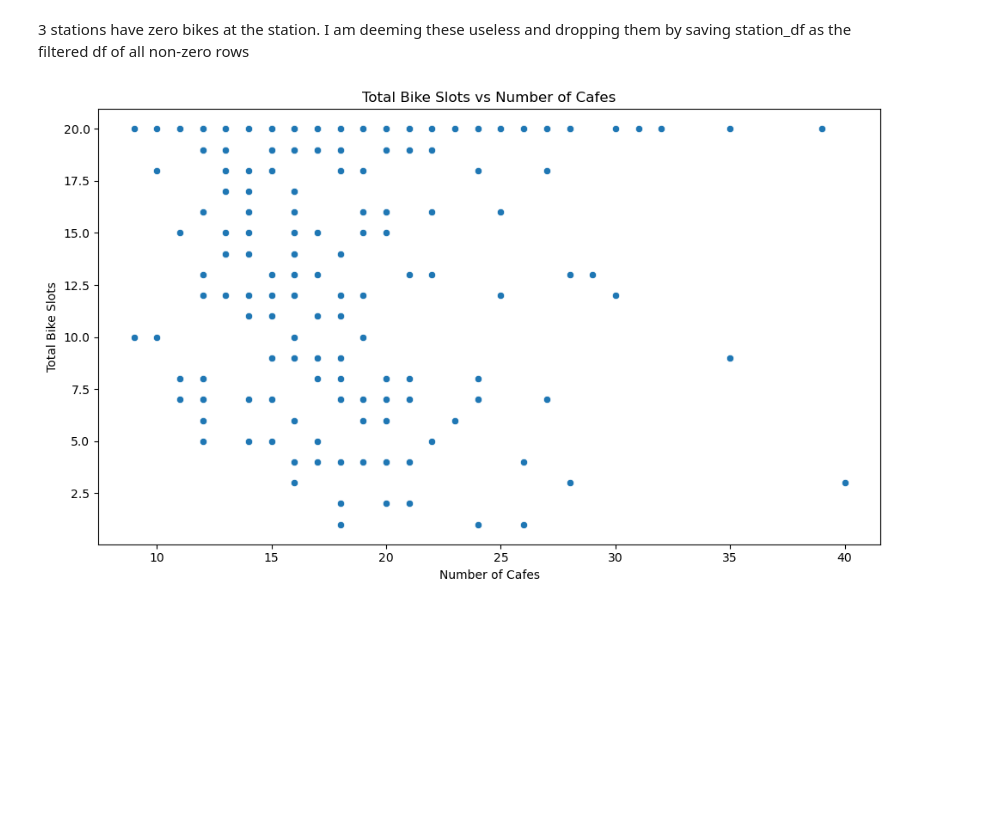
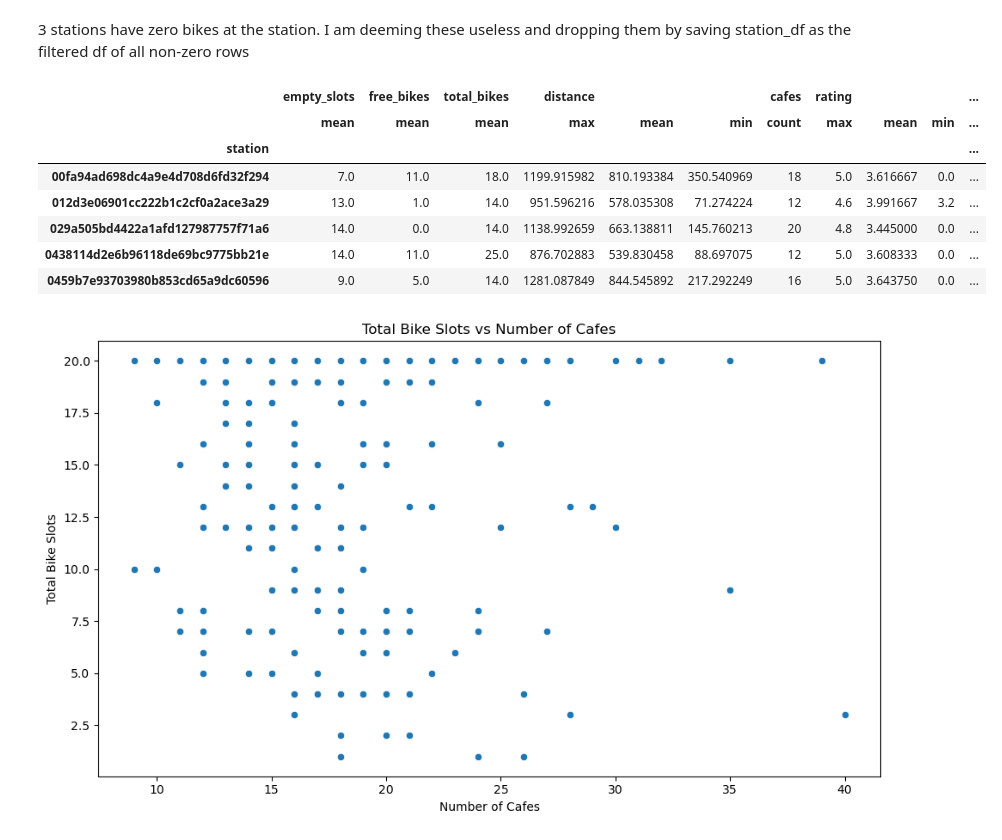
Before and after one commit to ParkerHar/Statistical_Modelling_Project, a Jupyter notebook: notebooks/joining_data.ipynb, the cells around one changed output. Saved outputs shown, nothing was run; the diff lists cells and outputs as text; code cells hidden in the pictures; blank space fills up the shorter version.

```diff
--- a/notebooks/joining_data.ipynb
+++ b/notebooks/joining_data.ipynb
@@ -123,3 +120,14 @@ station_df.to_csv('model_data',index=False,sep=',')
+# %%
+station_df1.head()
+# %% [output]
+|  | empty_slots | free_bikes | total_bikes | distance |  |  | cafes | rating |  |  | ... |
+|  | mean | mean | mean | max | mean | min | count | max | mean | min | ... |
+| station |  |  |  |  |  |  |  |  |  |  | ... |
+| 00fa94ad698dc4a9e4d708d6fd32f294 | 7.0 | 11.0 | 18.0 | 1199.915982 | 810.193384 | 350.540969 | 18 | 5.0 | 3.616667 | 0.0 | ... |
+| 012d3e06901cc222b1c2cf0a2ace3a29 | 13.0 | 1.0 | 14.0 | 951.596216 | 578.035308 | 71.274224 | 12 | 4.6 | 3.991667 | 3.2 | ... |
+| 029a505bd4422a1afd127987757f71a6 | 14.0 | 0.0 | 14.0 | 1138.992659 | 663.138811 | 145.760213 | 20 | 4.8 | 3.445000 | 0.0 | ... |
+| 0438114d2e6b96118de69bc9775bb21e | 14.0 | 11.0 | 25.0 | 876.702883 | 539.830458 | 88.697075 | 12 | 5.0 | 3.608333 | 0.0 | ... |
+| 0459b7e93703980b853cd65a9dc60596 | 9.0 | 5.0 | 14.0 | 1281.087849 | 844.545892 | 217.292249 | 16 | 5.0 | 3.643750 | 0.0 | ... |
 # %%
 plt.figure(figsize=(10, 6))
 sns.scatterplot(data=station_df1,x=station_df1['total_bikes']['mean'], y=station_df1['cafes']['count'])
```
Also changed, not shown: parts of 2 cells of this notebook, 1 other file.
